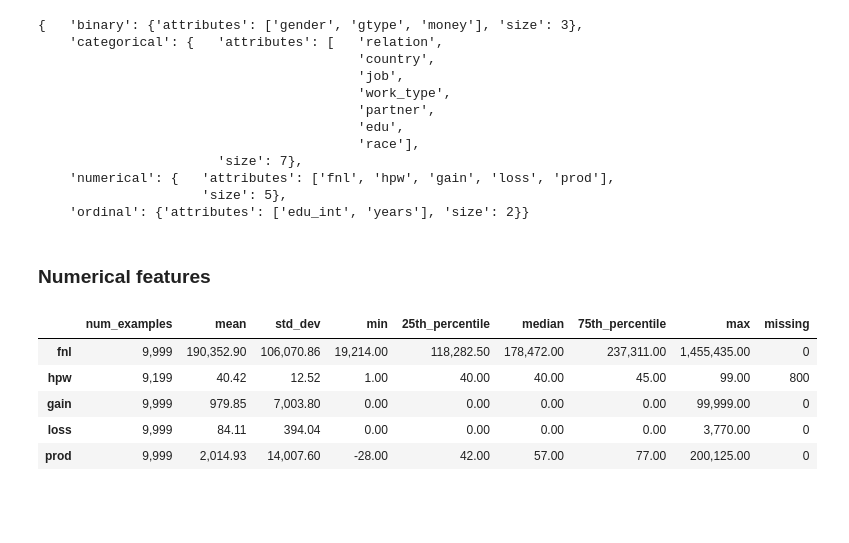
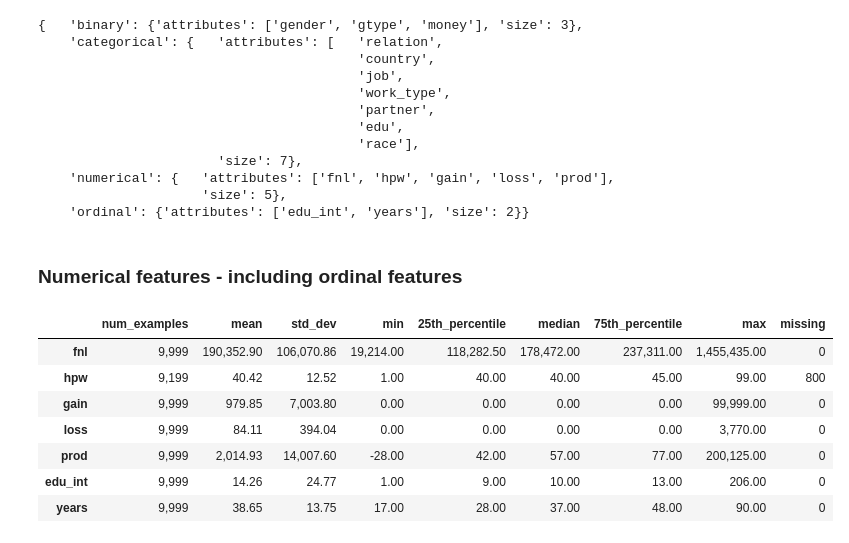
Before and after one commit to avramstefan/DS-Salary-AVC, a Jupyter notebook: main.ipynb, the cells around one changed output. Drawn from its saved outputs; the diff is of its cells as text; code cells hidden in the pictures; blank space fills up the shorter version.

```diff
--- a/main.ipynb
+++ b/main.ipynb
@@ -113,11 +113,11 @@ pp.pprint(features)
                      'size': 5},
     'ordinal': {'attributes': ['edu_int', 'years'], 'size': 2}}
 # %% [markdown]
-### Numerical features
+### Numerical features - including ordinal features
 # %%
 numerical_combined_stats_df = pd.DataFrame()
 
-for numerical_feature in features["numerical"]["attributes"]:
+for numerical_feature in features["numerical"]["attributes"] + features["ordinal"]["attributes"]:
     statistics = df[numerical_feature].describe(percentiles=[0.25, 0.5, 0.75]).T
     missing = df[numerical_feature].isnull().sum()
 
@@ -135,32 +135,34 @@ for numerical_feature in features["numerical"]["attributes"]:
     }
 
     # Convert to DataFrame for a table-like display
     stats_df = pd.DataFrame(stats_dict, index=[numerical_feature])
     numerical_combined_stats_df = pd.concat([numerical_combined_stats_df, stats_df])
 
 display(numerical_combined_stats_df.style.format({
     'num_examples': '{:,.0f}',
     'mean': '{:,.2f}',
     'std_dev': '{:,.2f}',
     'min': '{:,.2f}',
     '25th_percentile': '{:,.2f}',
     'median': '{:,.2f}',
     '75th_percentile': '{:,.2f}',
     'max': '{:,.2f}',
     'missing': '{:,.0f}'
 }).set_properties(**{'text-align': 'center'}).set_table_styles([{
     'selector': 'th',
     'props': [('font-size', '12pt')]
 }, {
     'selector': 'td',
     'props': [('font-size', '12pt')]
 }]))
 # %% [output]
 |  | num_examples | mean | std_dev | min | 25th_percentile | median | 75th_percentile | max | missing |
 | fnl | 9,999 | 190,352.90 | 106,070.86 | 19,214.00 | 118,282.50 | 178,472.00 | 237,311.00 | 1,455,435.00 | 0 |
 | hpw | 9,199 | 40.42 | 12.52 | 1.00 | 40.00 | 40.00 | 45.00 | 99.00 | 800 |
 | gain | 9,999 | 979.85 | 7,003.80 | 0.00 | 0.00 | 0.00 | 0.00 | 99,999.00 | 0 |
 | loss | 9,999 | 84.11 | 394.04 | 0.00 | 0.00 | 0.00 | 0.00 | 3,770.00 | 0 |
 | prod | 9,999 | 2,014.93 | 14,007.60 | -28.00 | 42.00 | 57.00 | 77.00 | 200,125.00 | 0 |
+| edu_int | 9,999 | 14.26 | 24.77 | 1.00 | 9.00 | 10.00 | 13.00 | 206.00 | 0 |
+| years | 9,999 | 38.65 | 13.75 | 17.00 | 28.00 | 37.00 | 48.00 | 90.00 | 0 |
 # %%
 # Create subplots for boxplots
```
Also changed, not shown: parts of 4 cells of this notebook.
